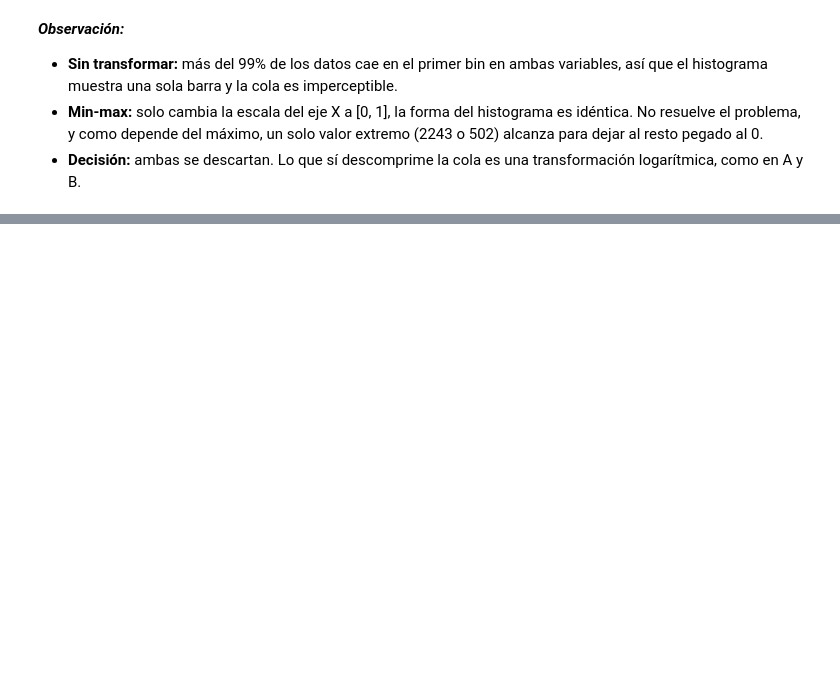
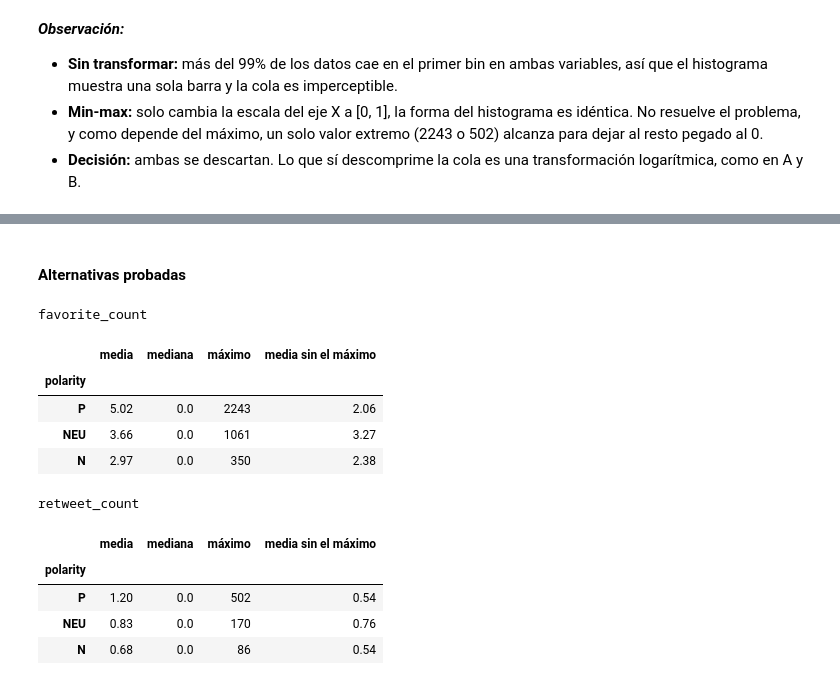
Before and after one commit to Barlita03/TP-CienciasDeDatos, a Jupyter notebook: TP1_CdD.ipynb, the cells around one changed output, grey strips where cells are left out. Drawn from its saved outputs; the diff is of its cells as text; code cells hidden in the pictures; blank space fills up the shorter version.

```diff
--- a/TP1_CdD.ipynb
+++ b/TP1_CdD.ipynb
@@ -179,0 +245,29 @@ plt.show()
+# %% [markdown]
+#### Alternativas probadas
+# %%
+for col in cols:
+    por_clase = df.groupby('polarity')[col]
+
+    # Alternativa: media y máximo por clase, y media recalculada sin el tweet con el valor máximo
+    alternativa = pd.DataFrame({
+        'media': por_clase.mean().round(2),
+        'mediana': por_clase.median(),
+        'máximo': por_clase.max(),
+        'media sin el máximo': por_clase.apply(lambda s: s.drop(s.idxmax()).mean()).round(2),
+    })
+
+    print(col)
+    display(alternativa.loc[orden])
+# %% [output]
+favorite_count
+|  | media | mediana | máximo | media sin el máximo |
+| polarity |  |  |  |  |
+| P | 5.02 | 0.0 | 2243 | 2.06 |
+| NEU | 3.66 | 0.0 | 1061 | 3.27 |
+| N | 2.97 | 0.0 | 350 | 2.38 |
+retweet_count
+|  | media | mediana | máximo | media sin el máximo |
+| polarity |  |  |  |  |
+| P | 1.20 | 0.0 | 502 | 0.54 |
+| NEU | 0.83 | 0.0 | 170 | 0.76 |
+| N | 0.68 | 0.0 | 86 | 0.54 |
```
Also changed, not shown: parts of 13 cells of this notebook, 2 other files.
